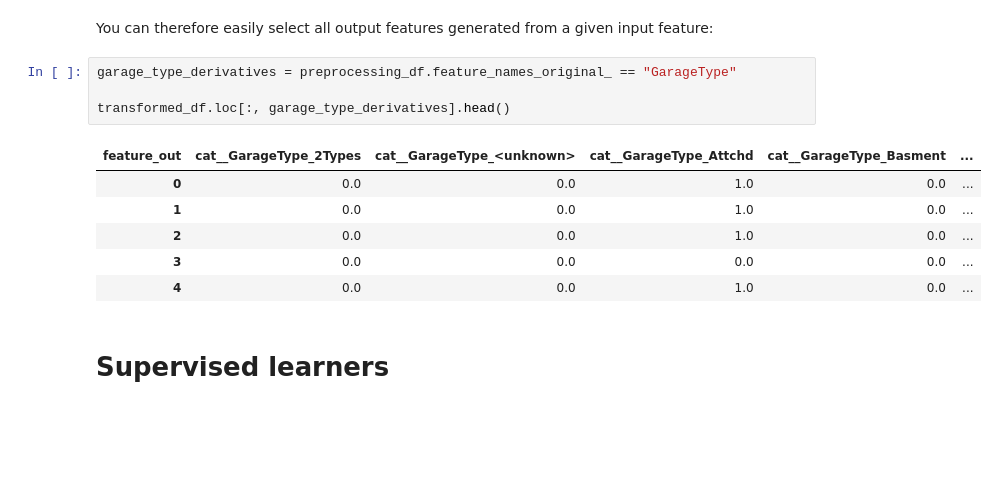
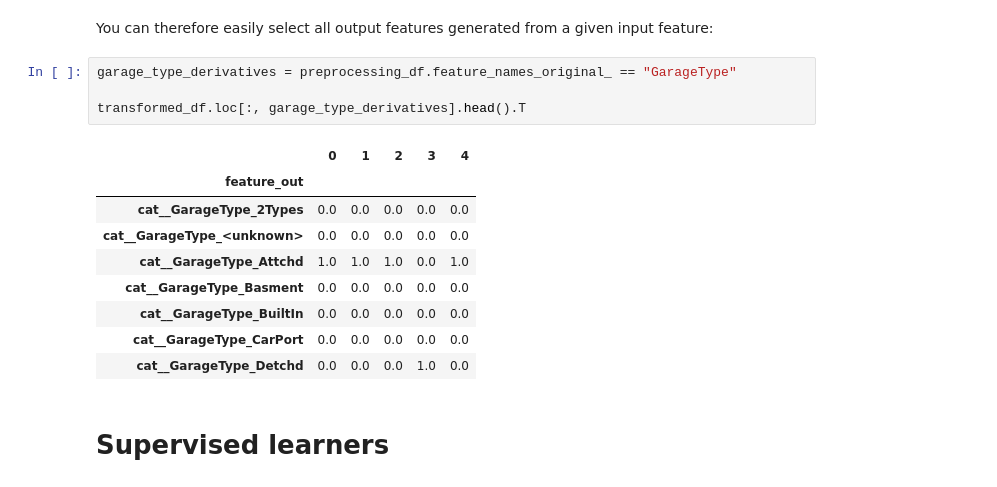
Before and after one commit to BCG-X-Official/sklearndf, a Jupyter notebook: sphinx/source/tutorial/sklearndf_tutorial.ipynb, the cells around one changed output. Cells and saved outputs as stored; diff of their text form; blank space fills up the shorter version.

```diff
--- a/sphinx/source/tutorial/sklearndf_tutorial.ipynb
+++ b/sphinx/source/tutorial/sklearndf_tutorial.ipynb
@@ -166,14 +166,17 @@ You can therefore easily select all output features generated from a given input
 # %%
 garage_type_derivatives = preprocessing_df.feature_names_original_ == "GarageType"
 
-transformed_df.loc[:, garage_type_derivatives].head()
+transformed_df.loc[:, garage_type_derivatives].head().T
 # %% [output]
-| feature_out | cat__GarageType_2Types | cat__GarageType_<unknown> | cat__GarageType_Attchd | cat__GarageType_Basment | ... |
-| 0 | 0.0 | 0.0 | 1.0 | 0.0 | ... |
-| 1 | 0.0 | 0.0 | 1.0 | 0.0 | ... |
-| 2 | 0.0 | 0.0 | 1.0 | 0.0 | ... |
-| 3 | 0.0 | 0.0 | 0.0 | 0.0 | ... |
-| 4 | 0.0 | 0.0 | 1.0 | 0.0 | ... |
+|  | 0 | 1 | 2 | 3 | 4 |
+| feature_out |  |  |  |  |  |
+| cat__GarageType_2Types | 0.0 | 0.0 | 0.0 | 0.0 | 0.0 |
+| cat__GarageType_<unknown> | 0.0 | 0.0 | 0.0 | 0.0 | 0.0 |
+| cat__GarageType_Attchd | 1.0 | 1.0 | 1.0 | 0.0 | 1.0 |
+| cat__GarageType_Basment | 0.0 | 0.0 | 0.0 | 0.0 | 0.0 |
+| cat__GarageType_BuiltIn | 0.0 | 0.0 | 0.0 | 0.0 | 0.0 |
+| cat__GarageType_CarPort | 0.0 | 0.0 | 0.0 | 0.0 | 0.0 |
+| cat__GarageType_Detchd | 0.0 | 0.0 | 0.0 | 1.0 | 0.0 |
 # %% [markdown]
 # Supervised learners
 # %% [markdown]
```
Also changed, not shown: parts of 2 cells of this notebook.
